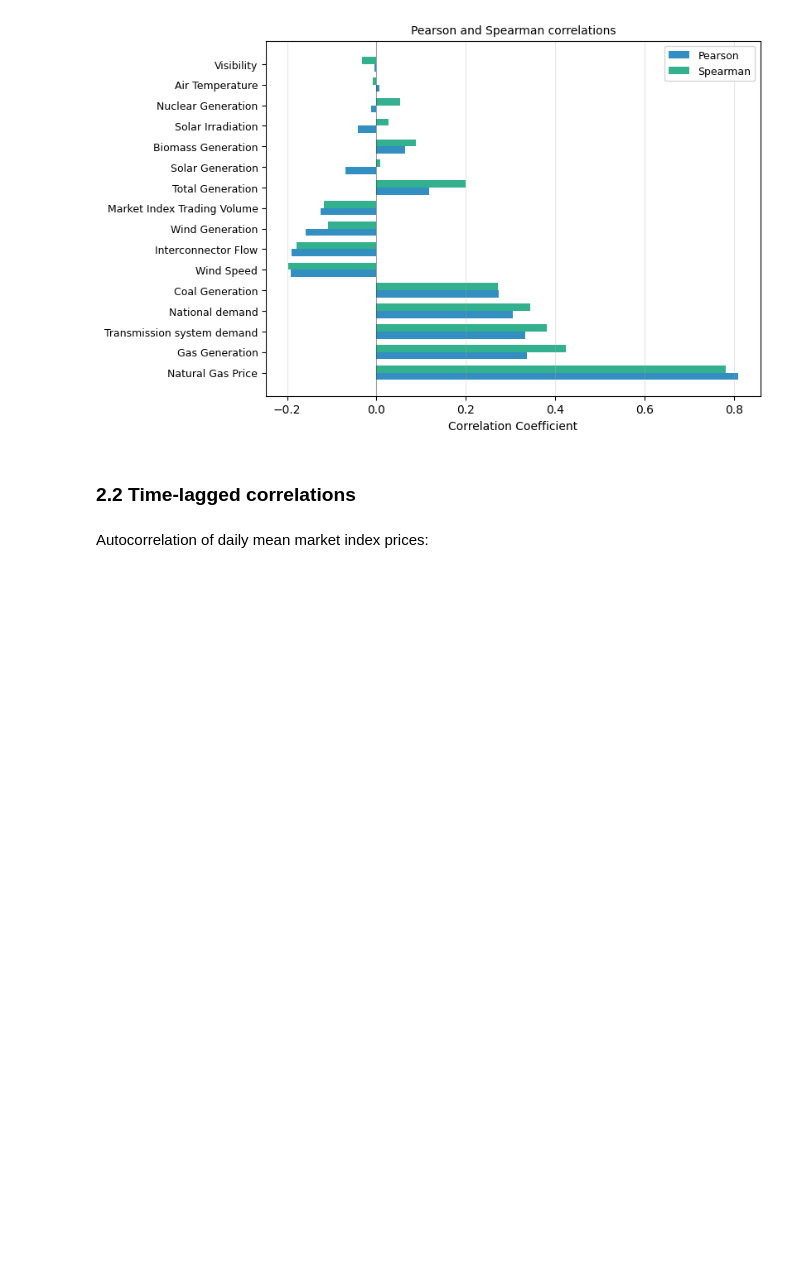
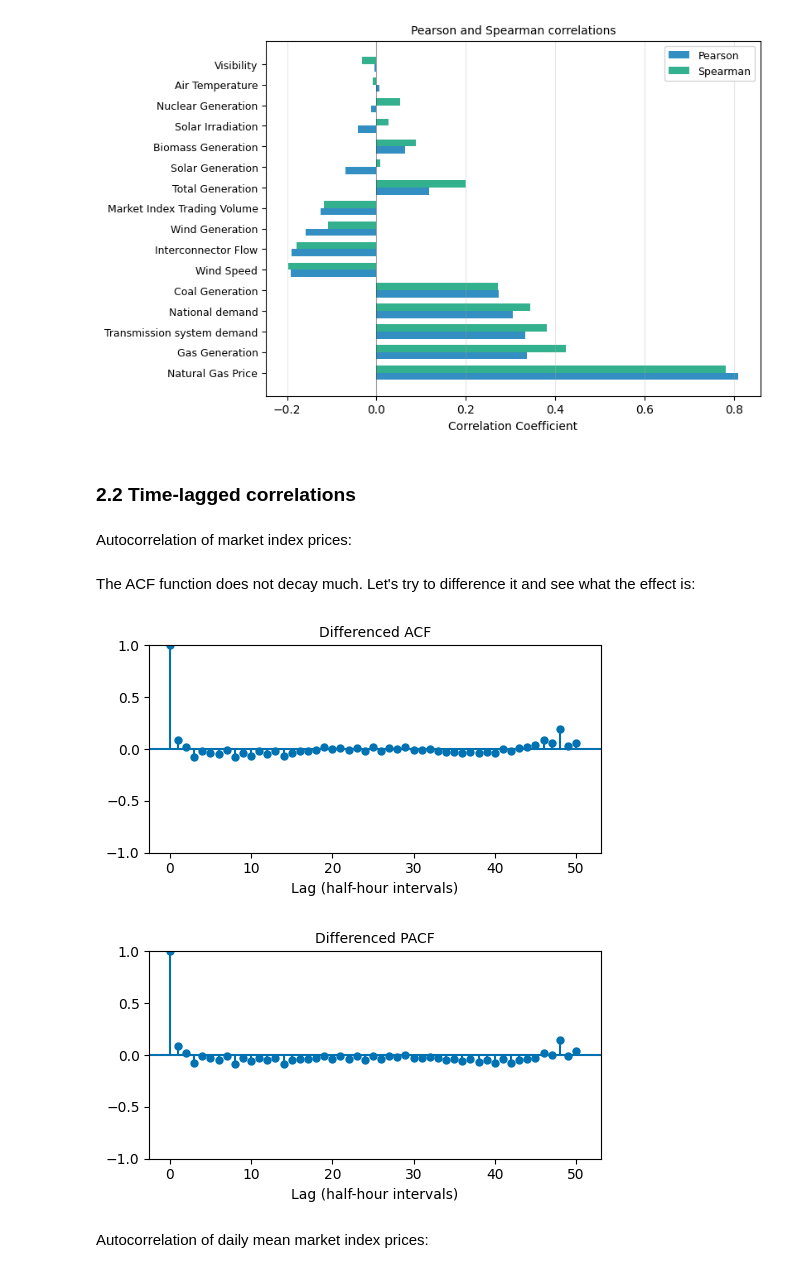
Before and after one commit to christianfenton/electricity_pricing, a Jupyter notebook: notebooks/exploratory_analysis.ipynb, the cells around one changed output. Saved outputs shown, nothing was run; the diff lists cells and outputs as text; code cells hidden in the pictures; blank space fills up the shorter version.

```diff
--- a/notebooks/exploratory_analysis.ipynb
+++ b/notebooks/exploratory_analysis.ipynb
@@ -549,3 +566,5 @@ plt.show()
 [figure]
 # %% [markdown]
 ### 2.2 Time-lagged correlations
+# %% [markdown]
+Autocorrelation of market index prices:
@@ -552,3 +583,23 @@ plt.show()
+# %% [markdown]
+The ACF function does not decay much. Let's try to difference it and see what the effect is:
+# %%
+from statsmodels.graphics.tsaplots import plot_acf, plot_pacf
+
+mip = df_electricity['marketIndexPrice']
+fig, ax = plt.subplots(figsize=(16/3, 9/3), layout='tight')
+plot_acf(mip.diff(1).dropna(), lags=50, ax=ax)
+ax.set_title('Differenced ACF', fontsize=10)
+ax.set_xlabel('Lag (half-hour intervals)', fontsize=10)
+plt.show()
+
+fig, ax = plt.subplots(figsize=(16/3, 9/3), layout='tight')
+plot_pacf(mip.diff(1).dropna(), lags=50, ax=ax)
+ax.set_title('Differenced PACF', fontsize=10)
+ax.set_xlabel('Lag (half-hour intervals)', fontsize=10)
+plt.show()
+# %% [output]
+[figure, added]
+[figure, added]
 # %% [markdown]
 Autocorrelation of daily mean market index prices:
 # %%
```
Also changed, not shown: parts of 12 cells of this notebook, 1 other file.
